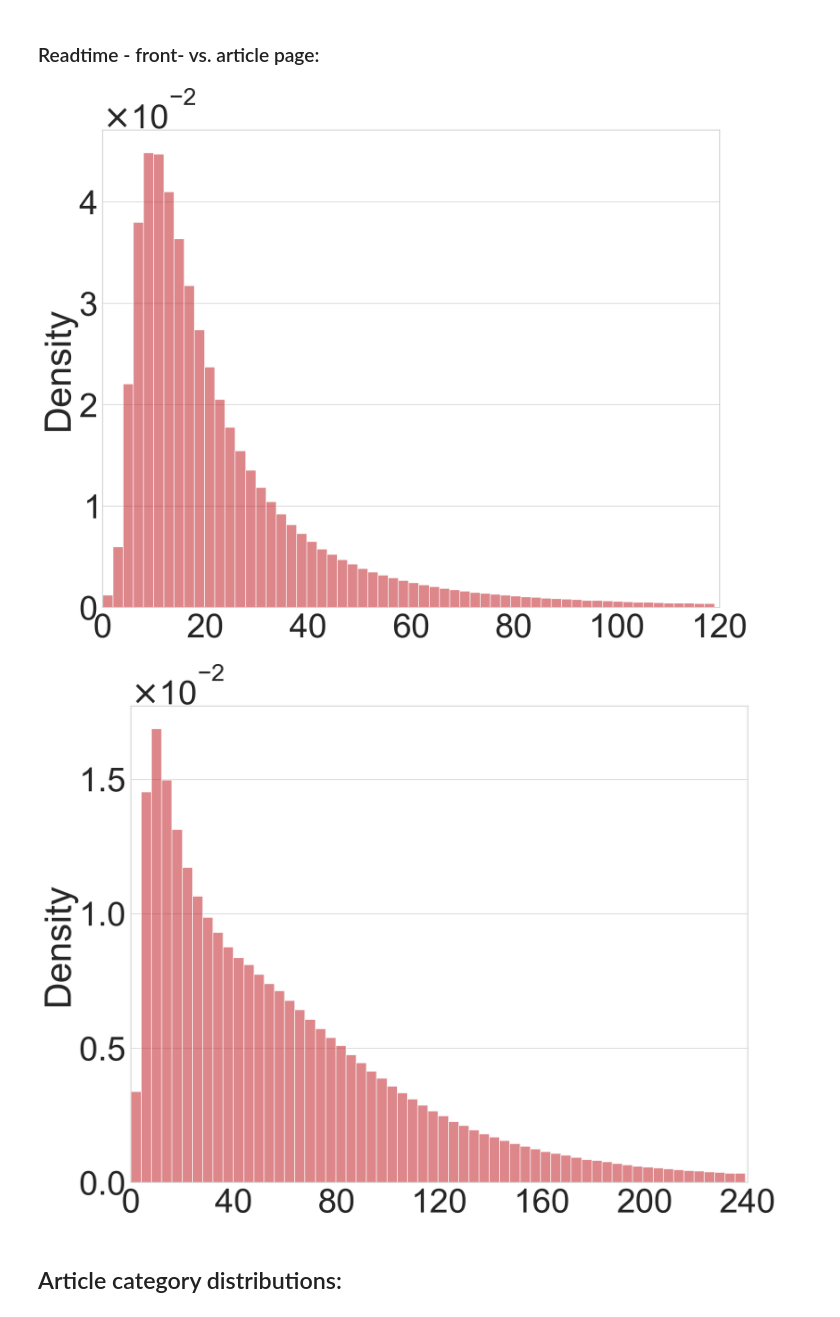
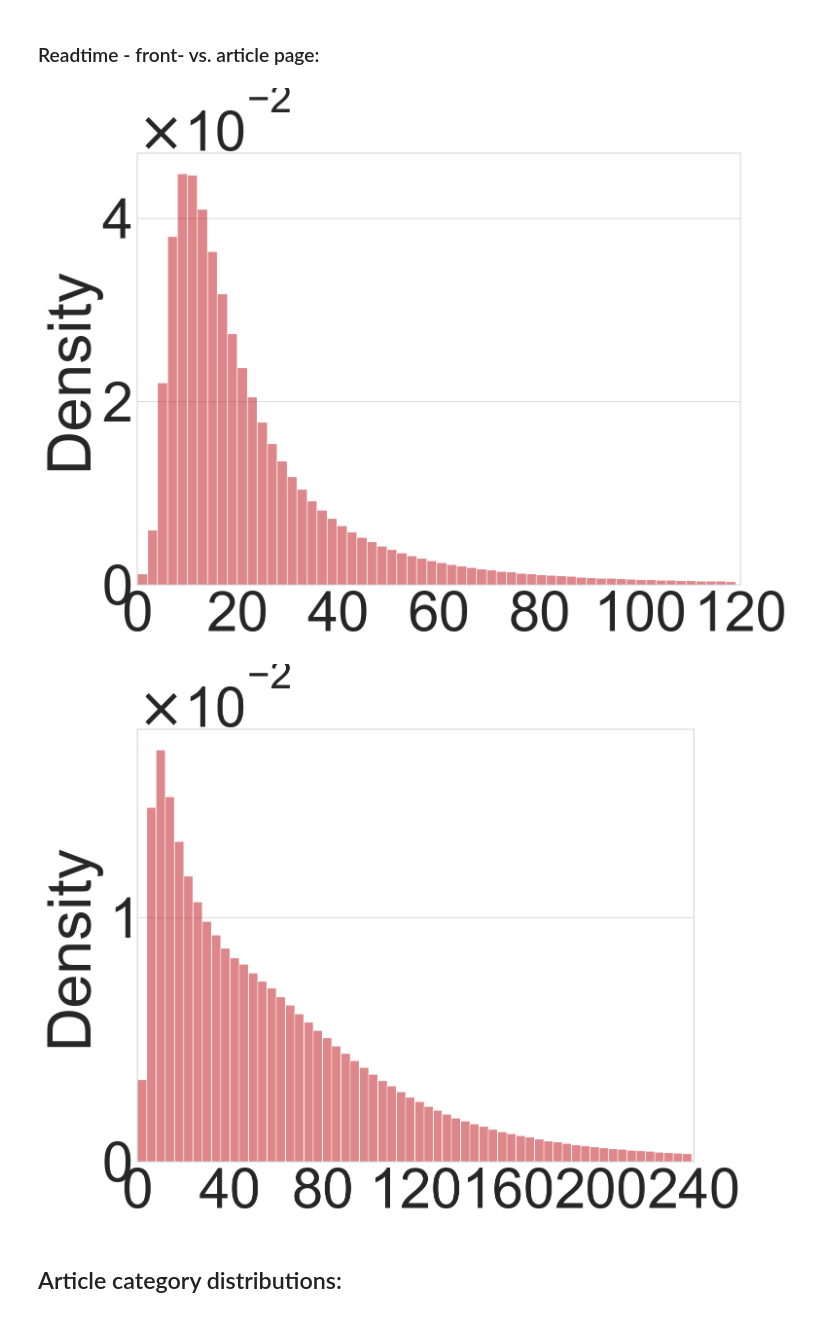
Before and after one commit to ebanalyse/ebnerd-benchmark, a Jupyter notebook: examples/01_datasets/ebnerd_descriptive_analysis.ipynb, the cells around one changed output. Cells and saved outputs as stored; diff of their text form; code cells hidden in the pictures.

```diff
--- a/examples/01_datasets/ebnerd_descriptive_analysis.ipynb
+++ b/examples/01_datasets/ebnerd_descriptive_analysis.ipynb
@@ -86,7 +86,7 @@ def plot_histogram(
     plt.xlabel("")
     plt.ylabel(stat.capitalize())
     plt.ticklabel_format(style="sci", axis="y", scilimits=(0, 0))
-
+    plt.tight_layout()
     save_figure(fig, save_path=save_path)
     plt.show()
 
@@ -600,18 +600,18 @@ plt.show()
 # %%
 N_SHOW = 120
 plot_histogram(
     df_frontpage.filter(pl.col(DEFAULT_READ_TIME_COL) < N_SHOW).select(
         DEFAULT_READ_TIME_COL
     ),
     column_name=DEFAULT_READ_TIME_COL,
     x_max=N_SHOW,
     bins=60,
     num_xticks=6,
-    fontsize=60,
+    fontsize=90,
     save_path=PLOT_PATH.joinpath("front_read_time.png"),
 )
 # %% [output]
-[figure, old version]
+[figure, new version]
 # %%
 N_SHOW = 240
 plot_histogram(
@@ -622,11 +622,11 @@ plot_histogram(
     x_max=N_SHOW,
     bins=60,
     num_xticks=6,
-    fontsize=60,
+    fontsize=90,
     save_path=PLOT_PATH.joinpath("article_read_time.png"),
 )
 # %% [output]
-[figure, old version]
+[figure, new version]
 # %% [markdown]
 ## Article category distributions:
 # %%
```
Also changed, not shown: parts of 7 cells of this notebook, 7 other files.
